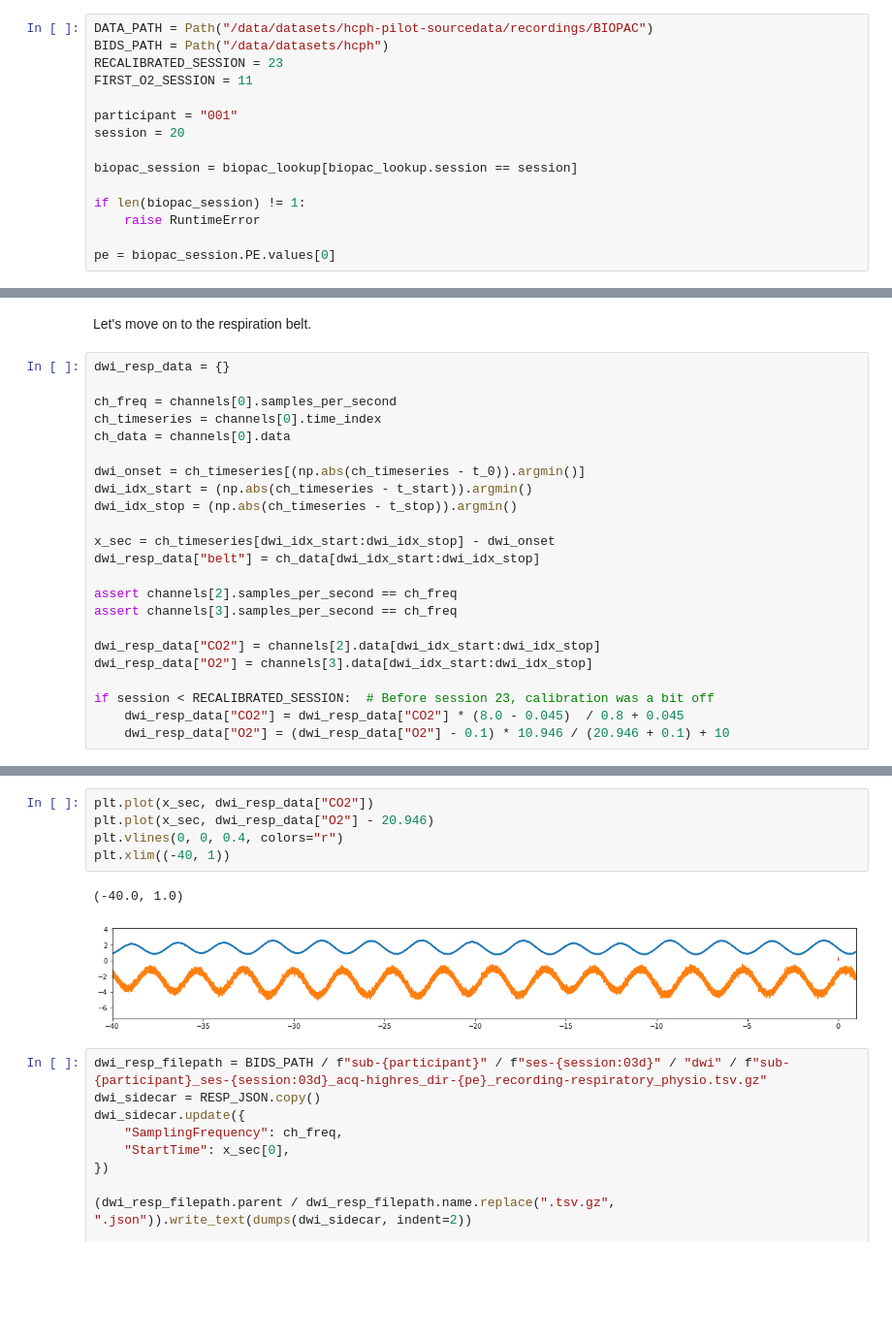
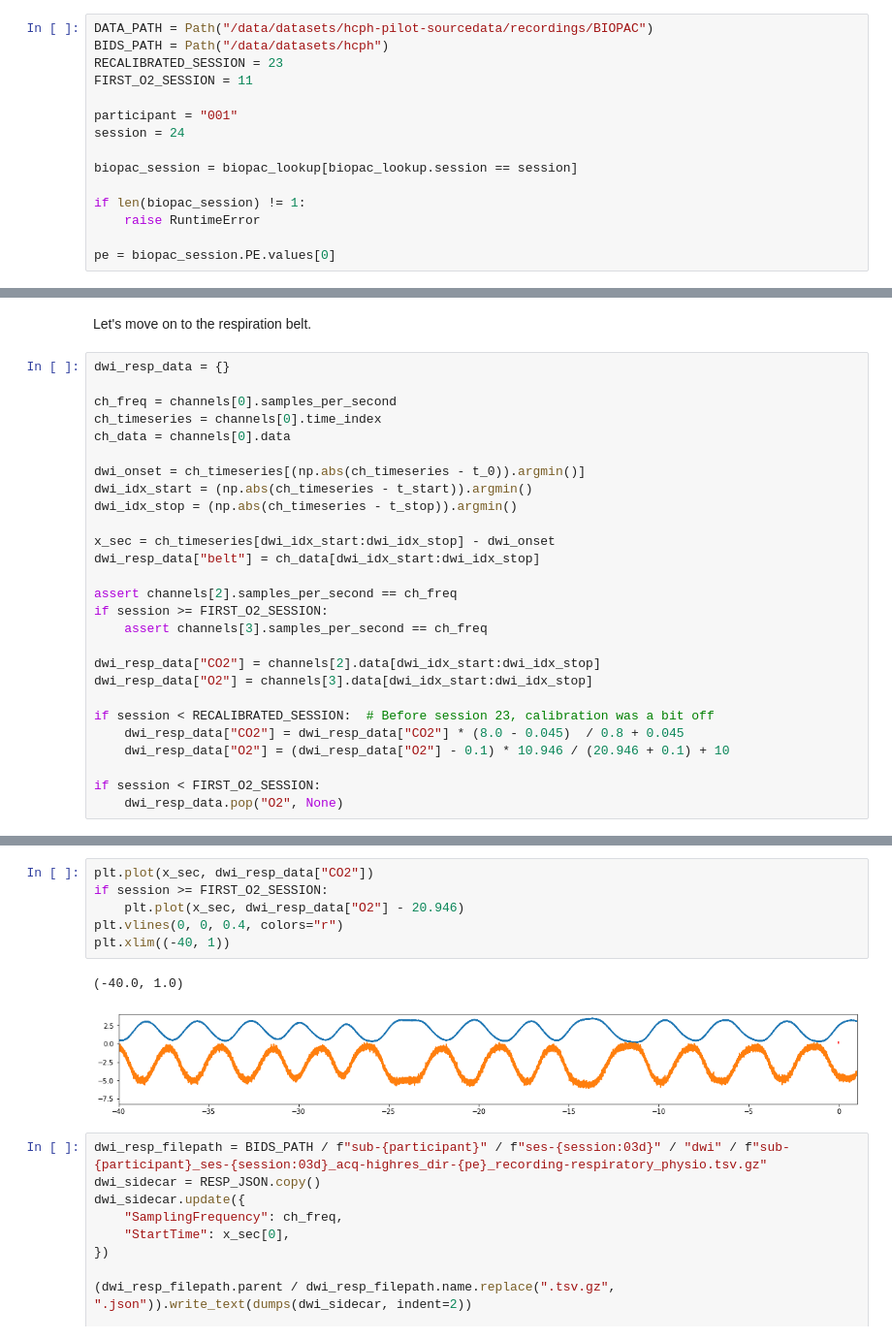
Before and after one commit to oesteban/hcph-sops, a Jupyter notebook: code/physioconv/Physio to BIDS conversion.ipynb, the cells around one changed output, grey strips where cells are left out. Shown: that part at 97% size. Saved outputs shown, nothing was run; the diff lists cells and outputs as text; blank space fills up the shorter version.

```diff
--- a/code/physioconv/Physio to BIDS conversion.ipynb
+++ b/code/physioconv/Physio to BIDS conversion.ipynb
@@ -51,7 +51,7 @@ RECALIBRATED_SESSION = 23
 FIRST_O2_SESSION = 11
 
 participant = "001"
-session = 20
+session = 24
 
 biopac_session = biopac_lookup[biopac_lookup.session == session]
 
@@ -254,7 +268,8 @@ x_sec = ch_timeseries[dwi_idx_start:dwi_idx_stop] - dwi_onset
 dwi_resp_data["belt"] = ch_data[dwi_idx_start:dwi_idx_stop]
 
 assert channels[2].samples_per_second == ch_freq
-assert channels[3].samples_per_second == ch_freq
+if session >= FIRST_O2_SESSION:
+    assert channels[3].samples_per_second == ch_freq
 
 dwi_resp_data["CO2"] = channels[2].data[dwi_idx_start:dwi_idx_stop]
 dwi_resp_data["O2"] = channels[3].data[dwi_idx_start:dwi_idx_stop]
@@ -262,6 +277,9 @@ dwi_resp_data["O2"] = channels[3].data[dwi_idx_start:dwi_idx_stop]
 if session < RECALIBRATED_SESSION:  # Before session 23, calibration was a bit off
     dwi_resp_data["CO2"] = dwi_resp_data["CO2"] * (8.0 - 0.045)  / 0.8 + 0.045
     dwi_resp_data["O2"] = (dwi_resp_data["O2"] - 0.1) * 10.946 / (20.946 + 0.1) + 10
+
+if session < FIRST_O2_SESSION:
+    dwi_resp_data.pop("O2", None)
 # %%
 plt.plot(x_sec, dwi_resp_data["belt"])
 plt.vlines(0, -7.5, -5, colors="r")
@@ -272,11 +290,12 @@ plt.xlim((-40, 1))
 # %%
 plt.plot(x_sec, dwi_resp_data["CO2"])
-plt.plot(x_sec, dwi_resp_data["O2"] - 20.946)
+if session >= FIRST_O2_SESSION:
+    plt.plot(x_sec, dwi_resp_data["O2"] - 20.946)
 plt.vlines(0, 0, 0.4, colors="r")
 plt.xlim((-40, 1))
 # %% [output]
 (-40.0, 1.0)
-[figure, old version]
+[figure, new version]
 # %%
 dwi_resp_filepath = BIDS_PATH / f"sub-{participant}" / f"ses-{session:03d}" / "dwi" / f"sub-{participant}_ses-{session:03d}_acq-highres_dir-{pe}_recording-respiratory_physio.tsv.gz"
 dwi_sidecar = RESP_JSON.copy()
```
Also changed, not shown: parts of 22 cells of this notebook, 6 other files.
